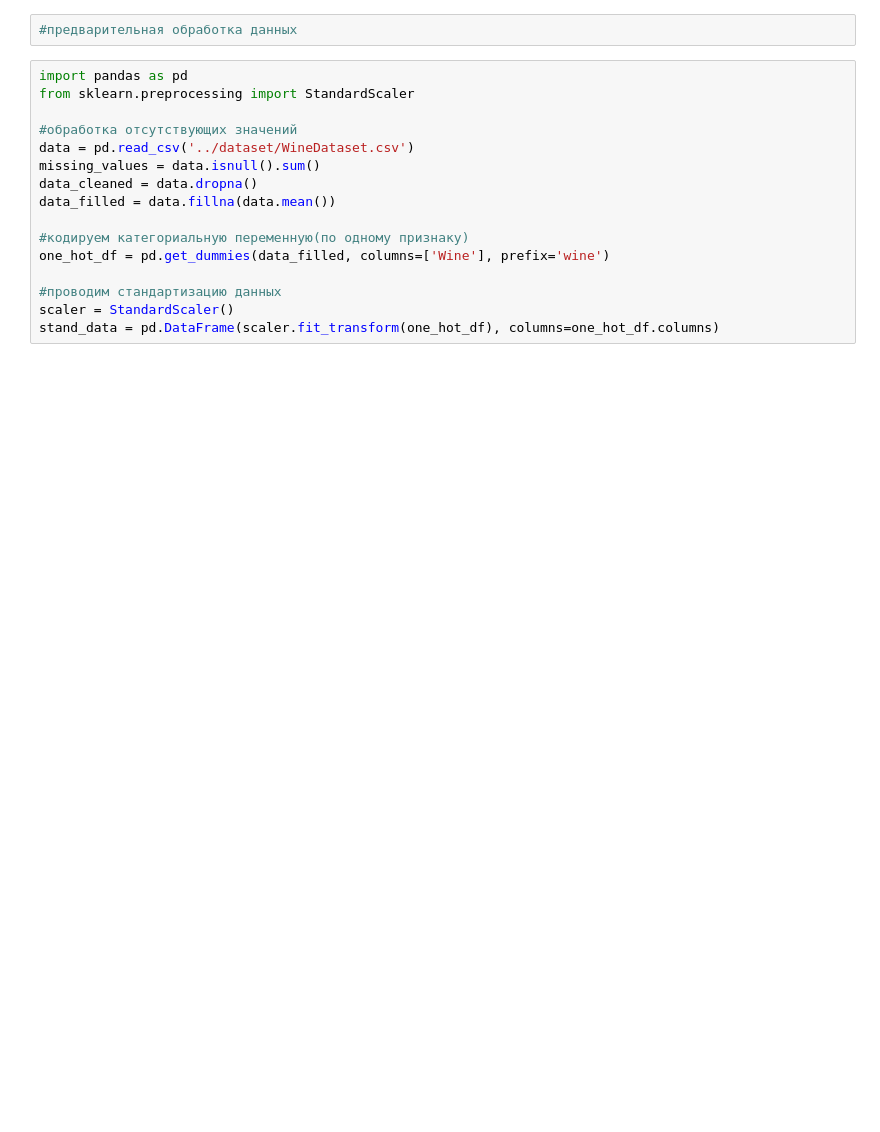
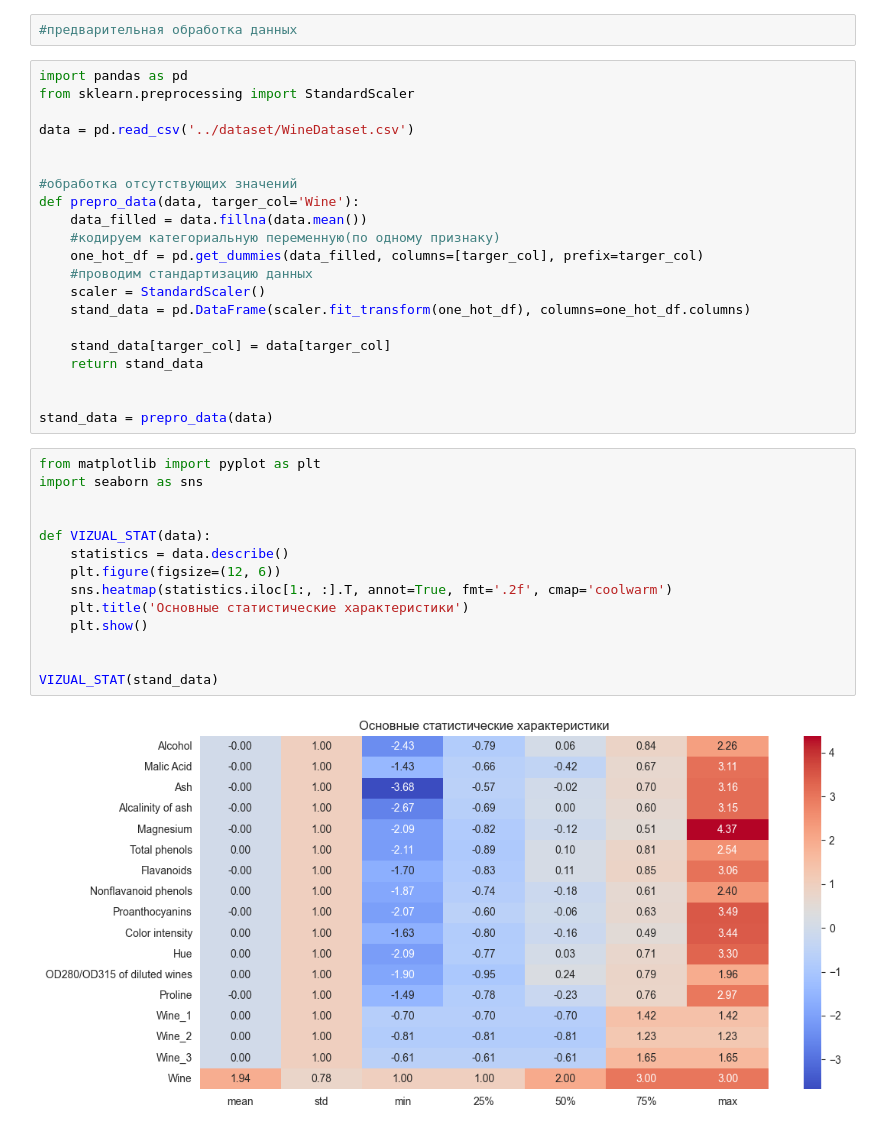
Before and after one commit to podshapkoy-organization/ais-lab-4, a Jupyter notebook: notebooks/analysis.ipynb, the cells around one changed output. Cells and saved outputs as stored; diff of their text form; blank space fills up the shorter version.

```diff
--- a/notebooks/analysis.ipynb
+++ b/notebooks/analysis.ipynb
@@ -1,18 +1,39 @@
 # %%
 #предварительная обработка данных
+# %%
+import pandas as pd
+from sklearn.preprocessing import StandardScaler
+
+data = pd.read_csv('../dataset/WineDataset.csv')
+
+
+#обработка отсутствующих значений
+def prepro_data(data, targer_col='Wine'):
+    data_filled = data.fillna(data.mean())
+    #кодируем категориальную переменную(по одному признаку)
+    one_hot_df = pd.get_dummies(data_filled, columns=[targer_col], prefix=targer_col)
+    #проводим стандартизацию данных
+    scaler = StandardScaler()
+    stand_data = pd.DataFrame(scaler.fit_transform(one_hot_df), columns=one_hot_df.columns)
+
+    stand_data[targer_col] = data[targer_col]
+    return stand_data
+
+
+stand_data = prepro_data(data)
 # %%
-import pandas as pd
-from sklearn.preprocessing import StandardScaler
+from matplotlib import pyplot as plt
+import seaborn as sns
 
-#обработка отсутствующих значений
-data = pd.read_csv('../dataset/WineDataset.csv')
-missing_values = data.isnull().sum()
-data_cleaned = data.dropna()
-data_filled = data.fillna(data.mean())
 
-#кодируем категориальную переменную(по одному признаку)
-one_hot_df = pd.get_dummies(data_filled, columns=['Wine'], prefix='wine')
+def VIZUAL_STAT(data):
+    statistics = data.describe()
+    plt.figure(figsize=(12, 6))
+    sns.heatmap(statistics.iloc[1:, :].T, annot=True, fmt='.2f', cmap='coolwarm')
+    plt.title('Основные статистические характеристики')
+    plt.show()
 
-#проводим стандартизацию данных
-scaler = StandardScaler()
-stand_data = pd.DataFrame(scaler.fit_transform(one_hot_df), columns=one_hot_df.columns)
+
+VIZUAL_STAT(stand_data)
+# %% [output]
+[figure, added]
```
Also changed, not shown: parts of 6 cells of this notebook, 1 other file.
